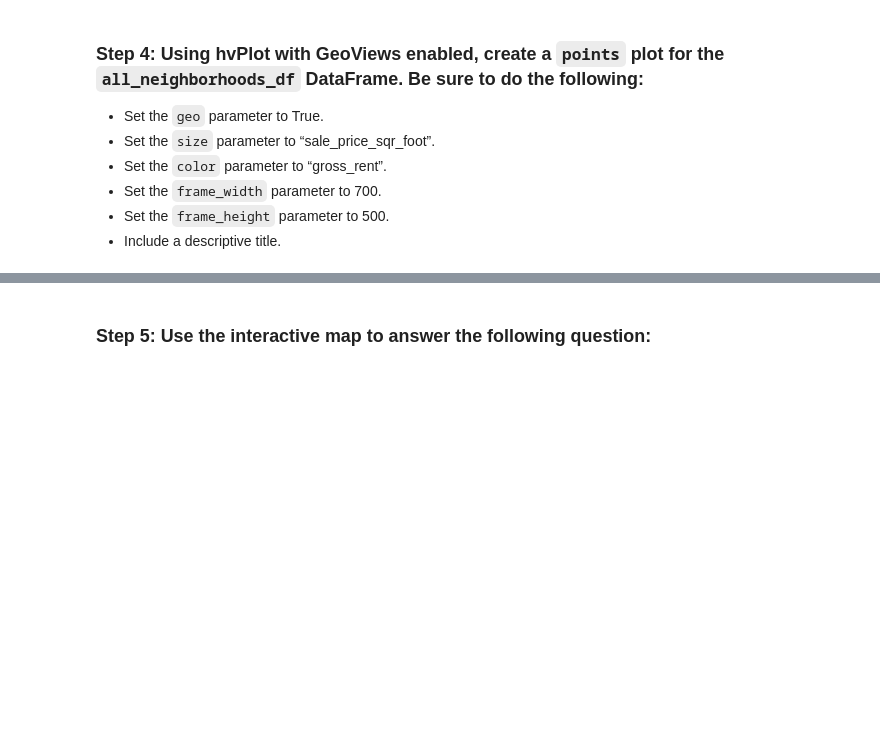
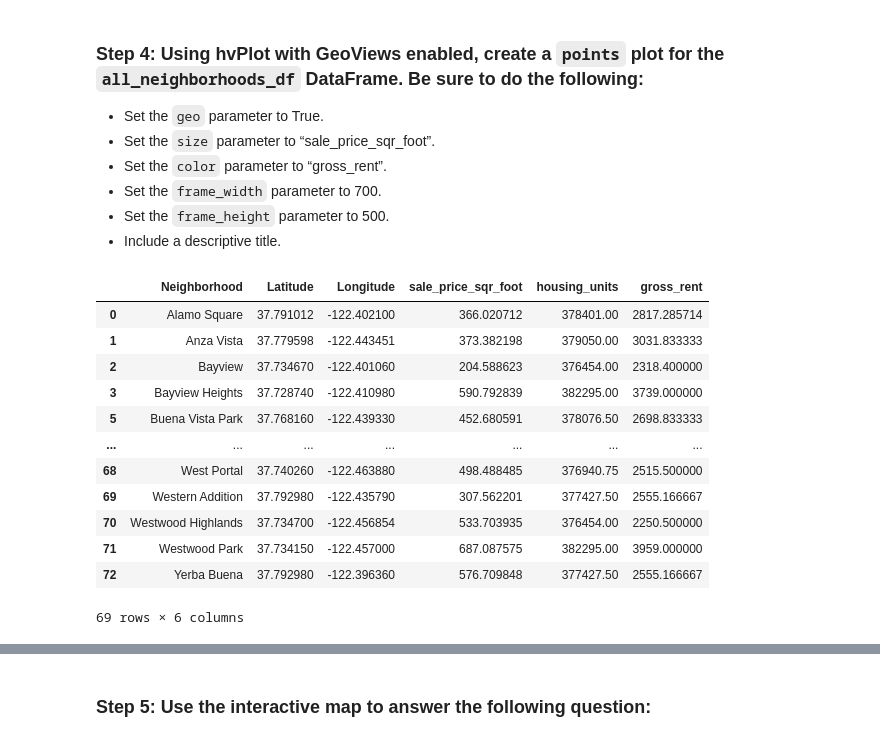
Before and after one commit to brianchangpe/06_Pyviz_HW, a Jupyter notebook: san_francisco_housing.ipynb, the cells around one changed output, grey strips where cells are left out. Drawn from its saved outputs; the diff is of its cells as text; code cells hidden in the pictures; blank space fills up the shorter version.

```diff
--- a/san_francisco_housing.ipynb
+++ b/san_francisco_housing.ipynb
@@ -473,0 +379,26 @@ display(all_neighborhoods_df.tail())
+# %%
+# My map isn't showing up.  I'm wondering if it's because of the way the Lat and Lon are labeled?  Maybe changing the name to 'Latitude' and 'Longitude' will help?
+
+#all_neighborhoods_df.rename(columns={'Lat': 'Latitude', 'Lon': 'Longitude'})
+
+'''
+After running, it doesn't seem to matter or change anything.  Map is still not showing up
+'''
+
+'''
+Update: adding osm made the difference
+'''
+# %% [output]
+|  | Neighborhood | Latitude | Longitude | sale_price_sqr_foot | housing_units | gross_rent |
+| 0 | Alamo Square | 37.791012 | -122.402100 | 366.020712 | 378401.00 | 2817.285714 |
+| 1 | Anza Vista | 37.779598 | -122.443451 | 373.382198 | 379050.00 | 3031.833333 |
+| 2 | Bayview | 37.734670 | -122.401060 | 204.588623 | 376454.00 | 2318.400000 |
+| 3 | Bayview Heights | 37.728740 | -122.410980 | 590.792839 | 382295.00 | 3739.000000 |
+| 5 | Buena Vista Park | 37.768160 | -122.439330 | 452.680591 | 378076.50 | 2698.833333 |
+| ... | ... | ... | ... | ... | ... | ... |
+| 68 | West Portal | 37.740260 | -122.463880 | 498.488485 | 376940.75 | 2515.500000 |
+| 69 | Western Addition | 37.792980 | -122.435790 | 307.562201 | 377427.50 | 2555.166667 |
+| 70 | Westwood Highlands | 37.734700 | -122.456854 | 533.703935 | 376454.00 | 2250.500000 |
+| 71 | Westwood Park | 37.734150 | -122.457000 | 687.087575 | 382295.00 | 3959.000000 |
+| 72 | Yerba Buena | 37.792980 | -122.396360 | 576.709848 | 377427.50 | 2555.166667 |
+69 rows × 6 columns
```
Also changed, not shown: parts of 28 cells of this notebook.
